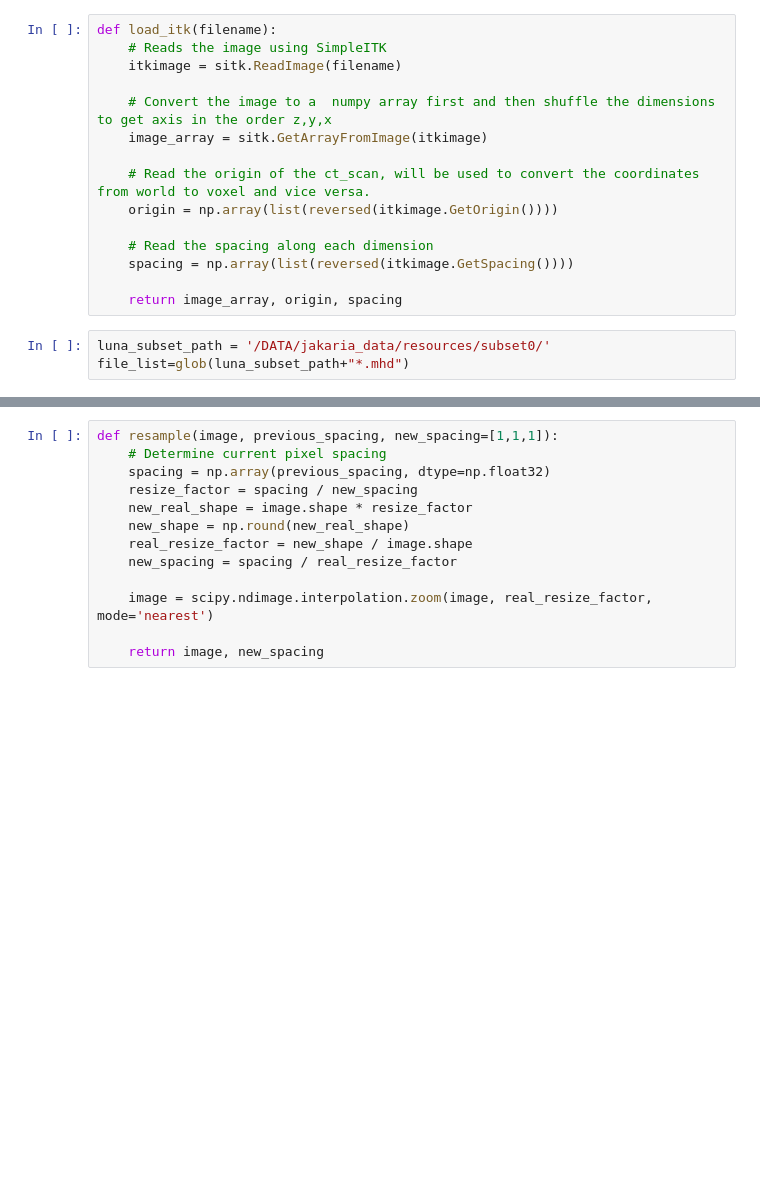
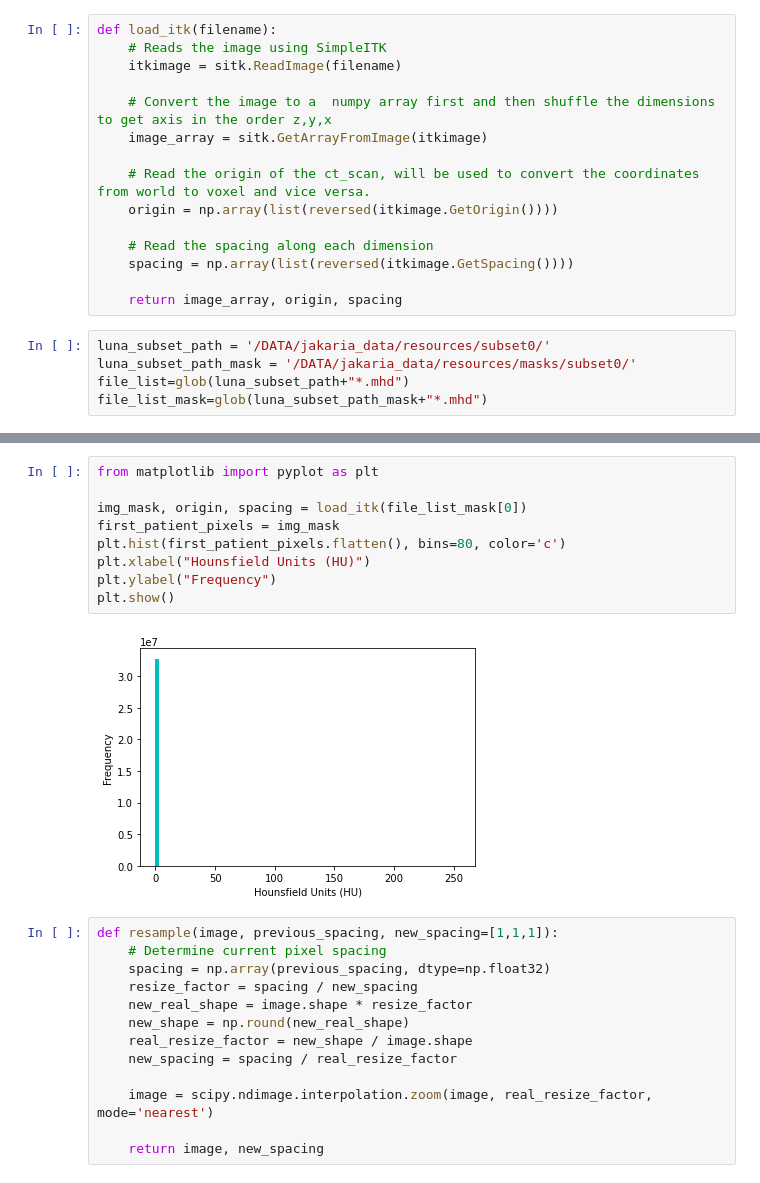
Before and after one commit to Jakaria08/RADDI-514-Project, a Jupyter notebook: Project_Code_RADDI_514.ipynb, the cells around one changed output, grey strips where cells are left out. Saved outputs shown, nothing was run; the diff lists cells and outputs as text; blank space fills up the shorter version.

```diff
--- a/Project_Code_RADDI_514.ipynb
+++ b/Project_Code_RADDI_514.ipynb
@@ -36,7 +36,9 @@ def load_itk(filename):
     return image_array, origin, spacing
 # %%
 luna_subset_path = '/DATA/jakaria_data/resources/subset0/'
+luna_subset_path_mask = '/DATA/jakaria_data/resources/masks/subset0/'
 file_list=glob(luna_subset_path+"*.mhd")
+file_list_mask=glob(luna_subset_path_mask+"*.mhd")
 # %%
 from matplotlib import pyplot as plt
 
@@ -51,3 +53,14 @@ plt.show()
+# %%
+from matplotlib import pyplot as plt
+
+img_mask, origin, spacing = load_itk(file_list_mask[0])
+first_patient_pixels = img_mask
+plt.hist(first_patient_pixels.flatten(), bins=80, color='c')
+plt.xlabel("Hounsfield Units (HU)")
+plt.ylabel("Frequency")
+plt.show()
+# %% [output]
+[figure, added]
 # %%
 def resample(image, previous_spacing, new_spacing=[1,1,1]):
     # Determine current pixel spacing
```
Also changed, not shown: parts of 41 cells of this notebook.
